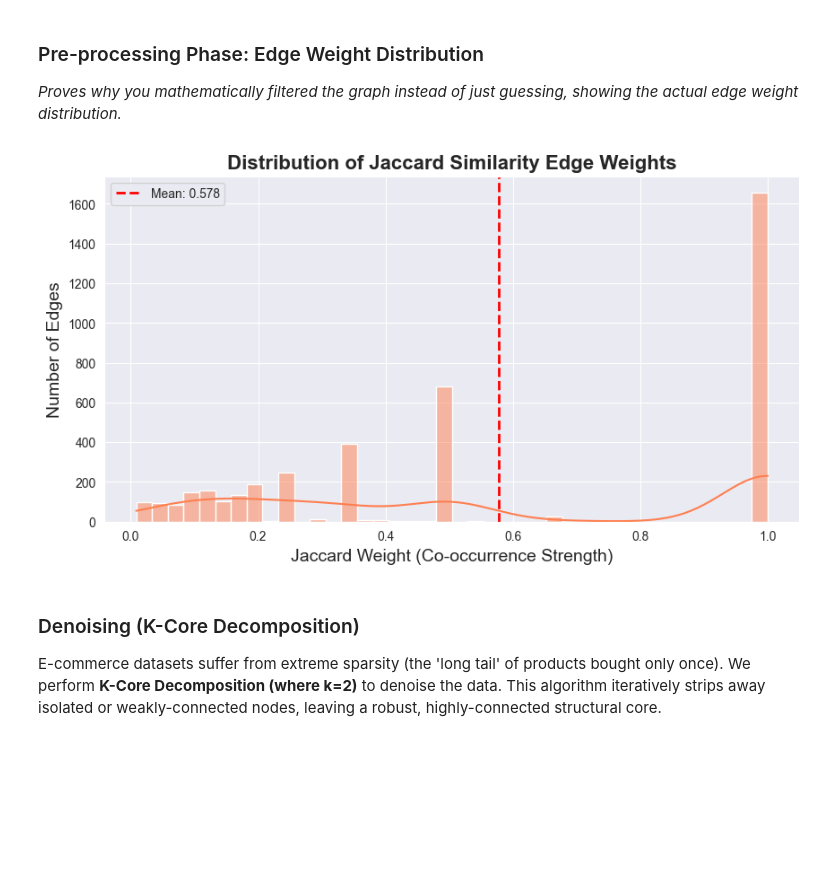
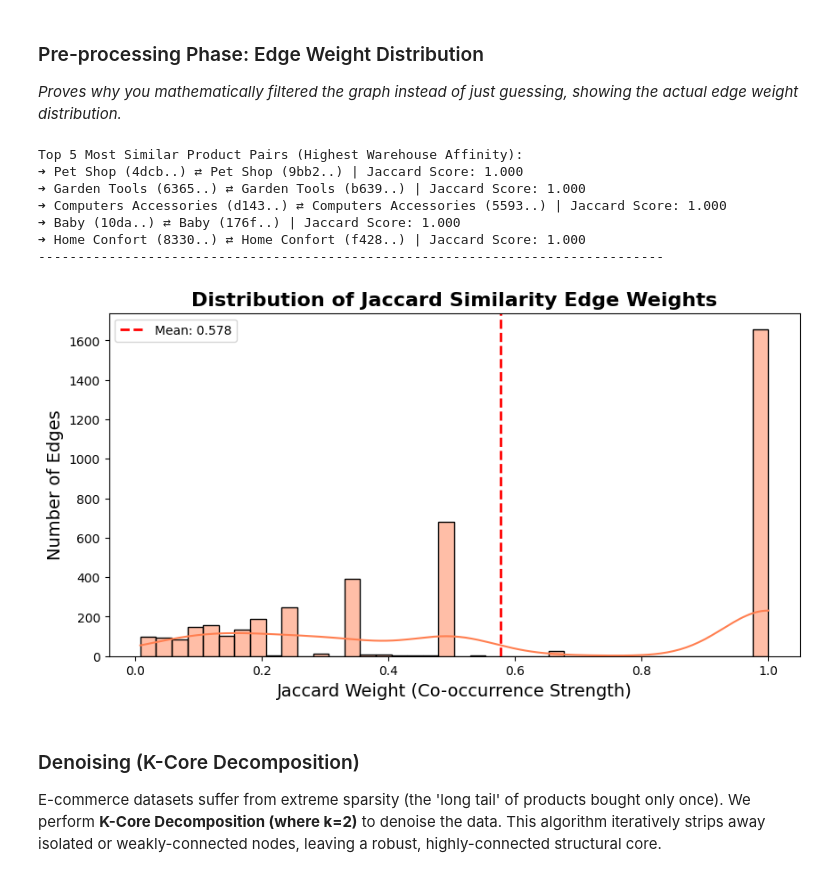
Before and after one commit to Mamajin/-Brazilian-E-Commerce-Public-Dataset-Olist-Data-Analytics, a Jupyter notebook: Graph_Based_Warehouse_Optimization.ipynb, the cells around one changed output. Drawn from its saved outputs; the diff is of its cells as text; code cells hidden in the pictures; blank space fills up the shorter version.

```diff
--- a/Graph_Based_Warehouse_Optimization.ipynb
+++ b/Graph_Based_Warehouse_Optimization.ipynb
@@ -105,12 +105,20 @@ Projected Product Graph Edges: 4058
 ### Data Exploration: Top Ordered Products
 *Highlights the 'long tail' of e-commerce to show why identifying 'Anchor Products' is important.*
 # %%
-plt.figure(figsize=(12, 6))
+products_df = pd.read_csv('olist_products_dataset.csv')
+translation_df = pd.read_csv('product_category_name_translation.csv')
+products_df = products_df.merge(translation_df, on='product_category_name', how='left')
+prod_to_name = dict(zip(products_df['product_id'], products_df['product_category_name_english']))
+
+plt.figure(figsize=(14, 7))
 top_products = df_multi['product_id'].value_counts().head(15)
+readable_labels = [str(prod_to_name.get(pid, 'Unknown')).replace('_', ' ').title() for pid in top_products.index]
+
 sns.barplot(x=range(len(top_products)), y=top_products.values, palette='magma')
 plt.title('Top 15 Most Frequently Ordered Products (Anchor Candidates)', fontsize=16, fontweight='bold')
-plt.xlabel('Anonymized Product Index', fontsize=14)
+plt.xlabel('Product Category', fontsize=14)
 plt.ylabel('Order Frequency', fontsize=14)
-plt.xticks([]) # Hide long string IDs for better slide aesthetics
+plt.xticks(ticks=range(len(top_products)), labels=readable_labels, rotation=45, ha='right', fontsize=12)
+plt.tight_layout()
 plt.show()
 # %% [output]
@@ -160,17 +168,31 @@ Weighted Graph Nodes: 4885, Edges: 4058
 ### Pre-processing Phase: Edge Weight Distribution
 *Proves why you mathematically filtered the graph instead of just guessing, showing the actual edge weight distribution.*
 # %%
+top_edges = sorted(G_weighted.edges(data=True), key=lambda x: x[2]['weight'], reverse=True)[:5]
+print('Top 5 Most Similar Product Pairs (Highest Warehouse Affinity):')
+for u, v, d in top_edges:
+    u_name = prod_to_name.get(u, 'Unknown').replace('_', ' ').title() if 'prod_to_name' in globals() else 'Unknown'
+    v_name = prod_to_name.get(v, 'Unknown').replace('_', ' ').title() if 'prod_to_name' in globals() else 'Unknown'
+    print(f'➜ {u_name} ({u[:4]}..) ⇄ {v_name} ({v[:4]}..) | Jaccard Score: {d["weight"]:.3f}')
+print('-'*80)
 weights = [d['weight'] for u, v, d in G_weighted.edges(data=True)]
 plt.figure(figsize=(10, 5))
 sns.histplot(weights, bins=40, color='coral', kde=True)
 plt.title('Distribution of Jaccard Similarity Edge Weights', fontsize=16, fontweight='bold')
 plt.xlabel('Jaccard Weight (Co-occurrence Strength)', fontsize=14)
 plt.ylabel('Number of Edges', fontsize=14)
 plt.axvline(np.mean(weights), color='red', linestyle='dashed', linewidth=2, label=f'Mean: {np.mean(weights):.3f}')
 plt.legend()
 plt.show()
 # %% [output]
+Top 5 Most Similar Product Pairs (Highest Warehouse Affinity):
+➜ Pet Shop (4dcb..) ⇄ Pet Shop (9bb2..) | Jaccard Score: 1.000
+➜ Garden Tools (6365..) ⇄ Garden Tools (b639..) | Jaccard Score: 1.000
+➜ Computers Accessories (d143..) ⇄ Computers Accessories (5593..) | Jaccard Score: 1.000
+➜ Baby (10da..) ⇄ Baby (176f..) | Jaccard Score: 1.000
+➜ Home Confort (8330..) ⇄ Home Confort (f428..) | Jaccard Score: 1.000
+--------------------------------------------------------------------------------
-[figure, old version]
+[figure, new version]
 # %% [markdown]
 ### Denoising (K-Core Decomposition)
 E-commerce datasets suffer from extreme sparsity (the 'long tail' of products bought only once). We perform **K-Core Decomposition (where k=2)** to denoise the data. This algorithm iteratively strips away isolated or weakly-connected nodes, leaving a robust, highly-connected structural core.
```
Also changed, not shown: parts of 6 cells of this notebook.
